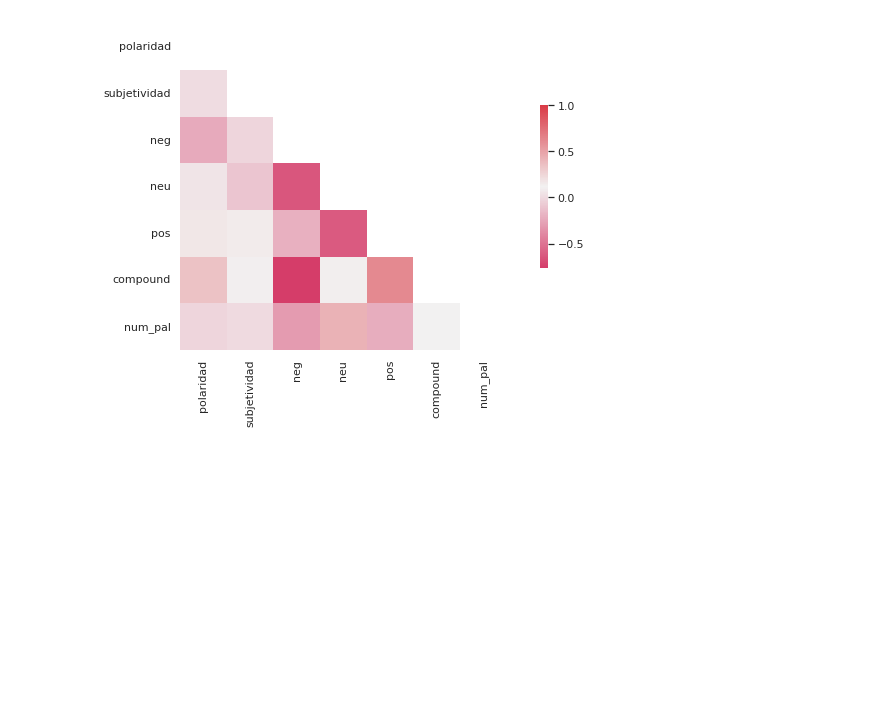
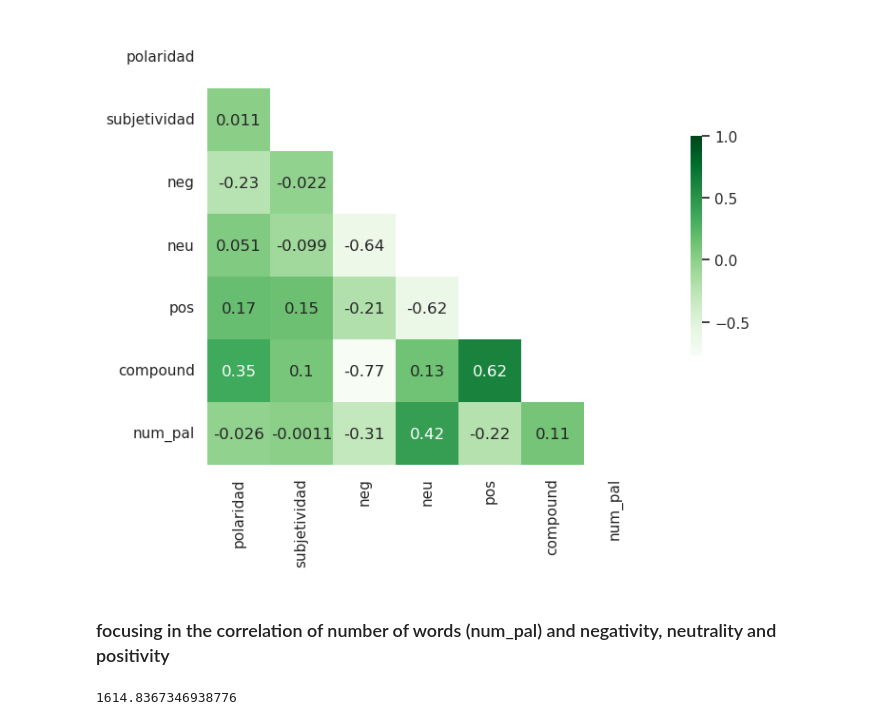
Before and after one commit to data2021oct/web-scrapping-miniproject, a Jupyter notebook: 02_visual.ipynb, the cells around one changed output. Drawn from its saved outputs; the diff is of its cells as text; code cells hidden in the pictures; blank space fills up the shorter version.

```diff
--- a/02_visual.ipynb
+++ b/02_visual.ipynb
@@ -33,13 +42,21 @@ sns.histplot(sentiments["pos"],ax=axs[1]);
 # %%
 corr = sentiments.corr()
 mascara = np.triu(np.ones_like(corr, dtype=bool)) # generamos la máscara para la triangular superior
 color_map = sns.diverging_palette(0, 10, as_cmap=True) # paleta de colores
 sns.heatmap(corr,
             mask = mascara,
-            cmap=color_map,
+            annot= True,
+            cmap="Greens",
             square=True, #que los datos se vean como cuadrados
             vmax=1,
             cbar_kws={"shrink": .5} #barra lateral
 );
+plt.show(sns);
 # %% [output]
-[figure, old version]
+[figure, new version]
+# %% [markdown]
+### focusing in the correlation of number of words (num_pal) and negativity, neutrality and positivity
+# %%
+sentiments.num_pal.mean()
+# %% [output]
+1614.8367346938776
```
Also changed, not shown: parts of 13 cells of this notebook.
